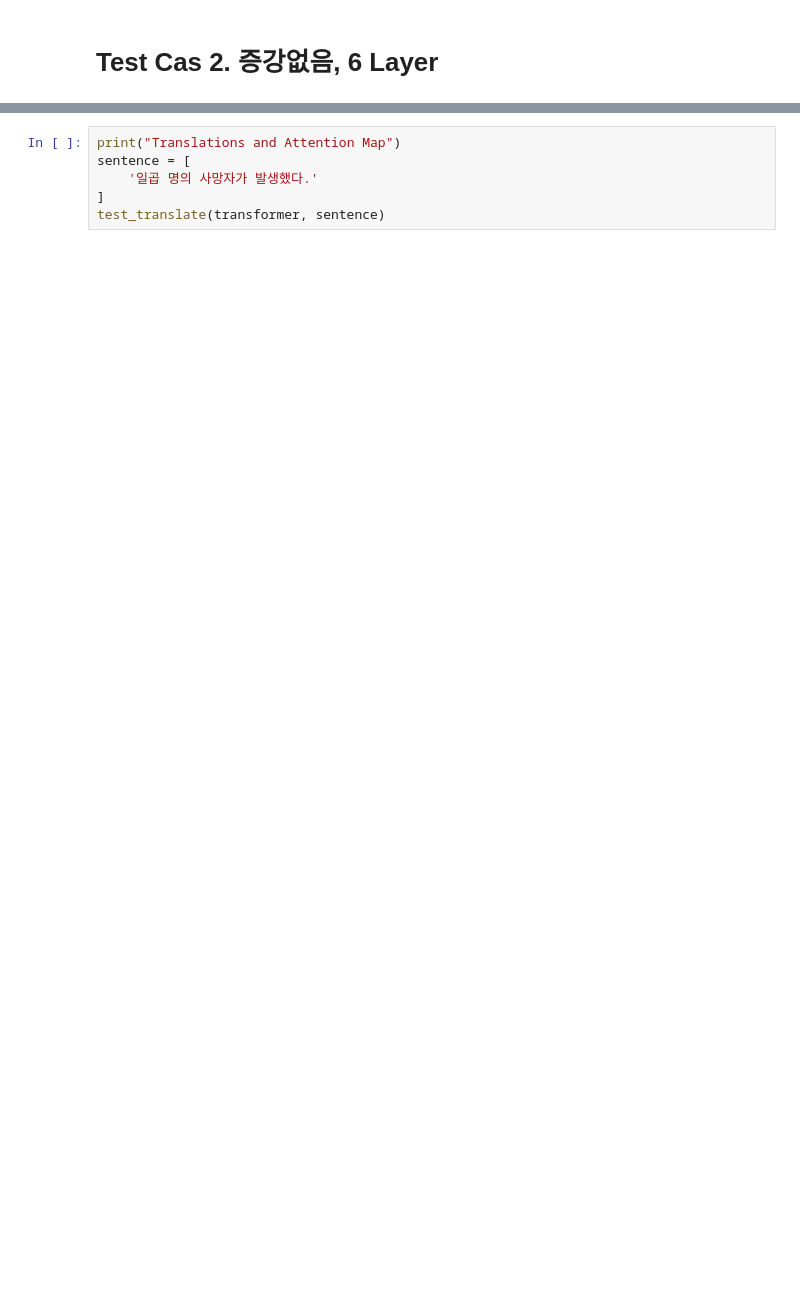
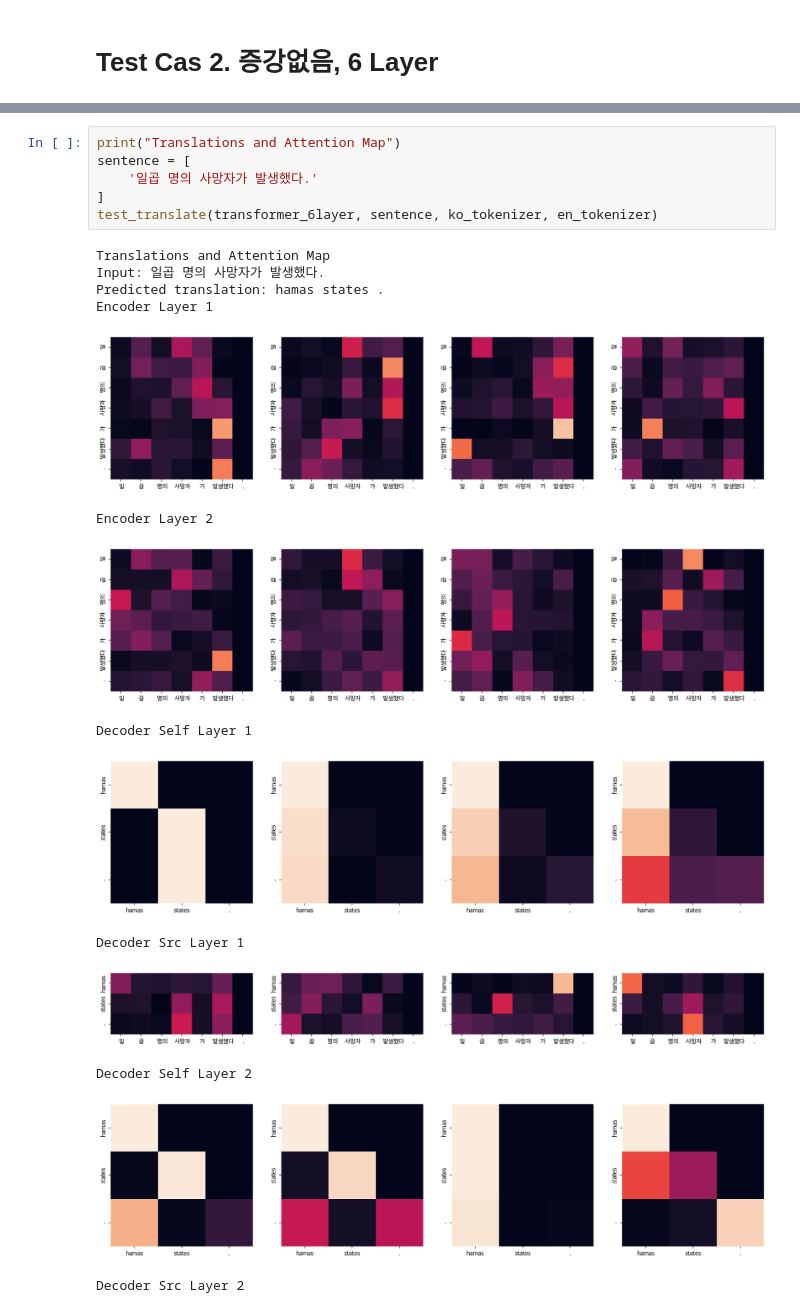
Before and after one commit to YSKIM-moya/AIFFEL_quest_rs, a Jupyter notebook: GoingDeeper/Gd05/transformer_kor_eng_translator.ipynb, the cells around one changed output, grey strips where cells are left out. Drawn from its saved outputs; the diff is of its cells as text; blank space fills up the shorter version.

```diff
--- a/GoingDeeper/Gd05/transformer_kor_eng_translator.ipynb
+++ b/GoingDeeper/Gd05/transformer_kor_eng_translator.ipynb
@@ -1163,6 +1476,21 @@ display_loss_graph(model_2_loss)
 # %%
 print("Translations and Attention Map")
 sentence = [
     '일곱 명의 사망자가 발생했다.'
 ]
-test_translate(transformer, sentence)
+test_translate(transformer_6layer, sentence, ko_tokenizer, en_tokenizer)
+# %% [output]
+Translations and Attention Map
+Input: 일곱 명의 사망자가 발생했다.
+Predicted translation: hamas states .
+Encoder Layer 1
+[figure, added]
+Encoder Layer 2
+[figure, added]
+Decoder Self Layer 1
+[figure, added]
+Decoder Src Layer 1
+[figure, added]
+Decoder Self Layer 2
+[figure, added]
+Decoder Src Layer 2
```
Also changed, not shown: parts of 32 cells of this notebook.
